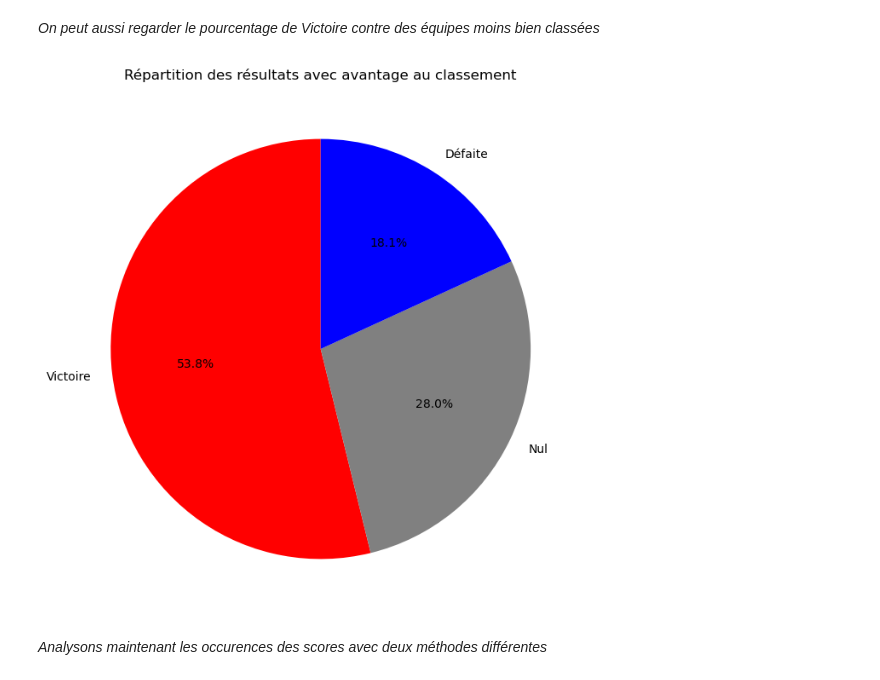
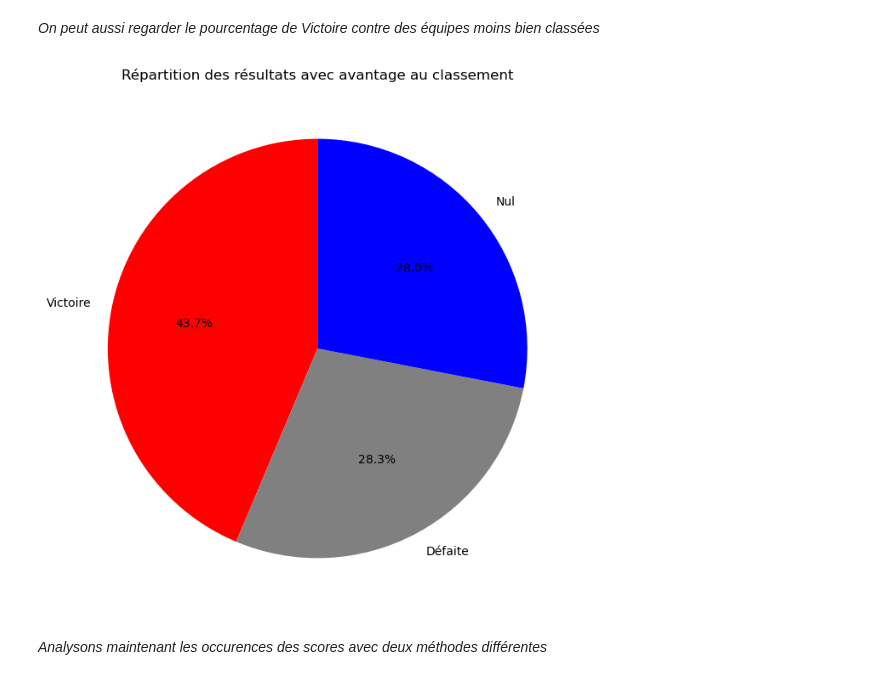
Before and after one commit to alexandreviard/Ligue1Predictor, a Jupyter notebook: première_approche.ipynb, the cells around one changed output. Cells and saved outputs as stored; diff of their text form; code cells hidden in the pictures.

```diff
--- a/première_approche.ipynb
+++ b/première_approche.ipynb
@@ -537,16 +559,16 @@ plt.show()
 # %% [markdown]
 *On peut aussi regarder le pourcentage de Victoire contre des équipes moins bien classées*
 # %%
-df_plot = dataframe_stats.copy()
-
+df_plot = dataframe_final.copy()
+df_plot['Résultat'] = df_plot['Résultat'].replace({-1: 'Défaite', 0: 'Nul', 1: 'Victoire'})
 result_counts = df_plot[df_plot['Classement Equipe 1']<=df_plot['Classement Equipe 2']]['Résultat'].value_counts()
 
 plt.figure(figsize=(8, 8))
 plt.pie(result_counts, labels=result_counts.index, autopct='%1.1f%%', startangle=90, colors=['red', 'gray', 'blue'])
 plt.title('Répartition des résultats avec avantage au classement')
 plt.show()
 # %% [output]
-[figure, old version]
+[figure, new version]
 # %% [markdown]
 *Analysons maintenant les occurences des scores avec deux méthodes différentes*
 # %%
```
Also changed, not shown: parts of 10 cells of this notebook, 2 other files.
